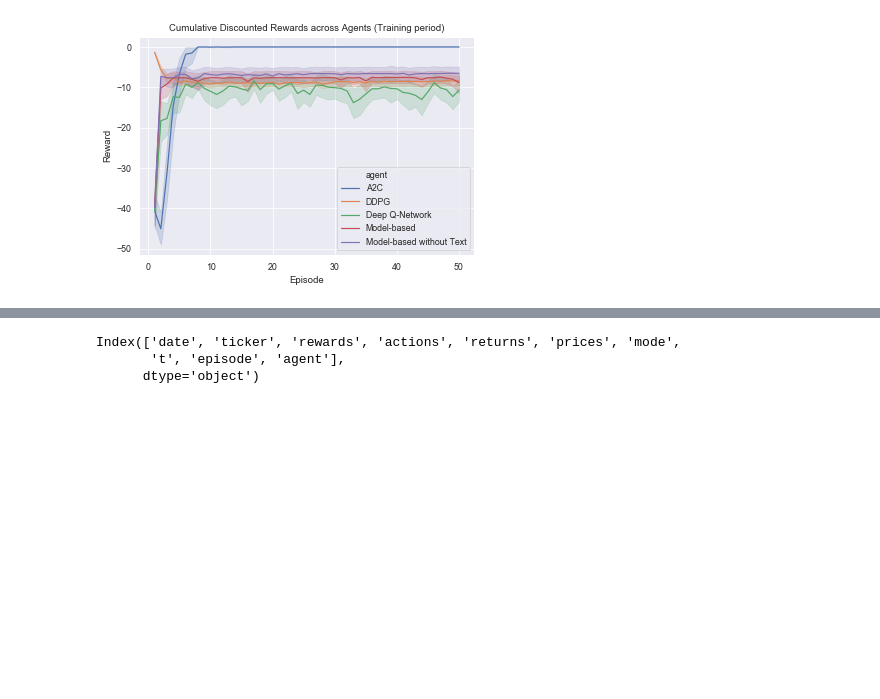
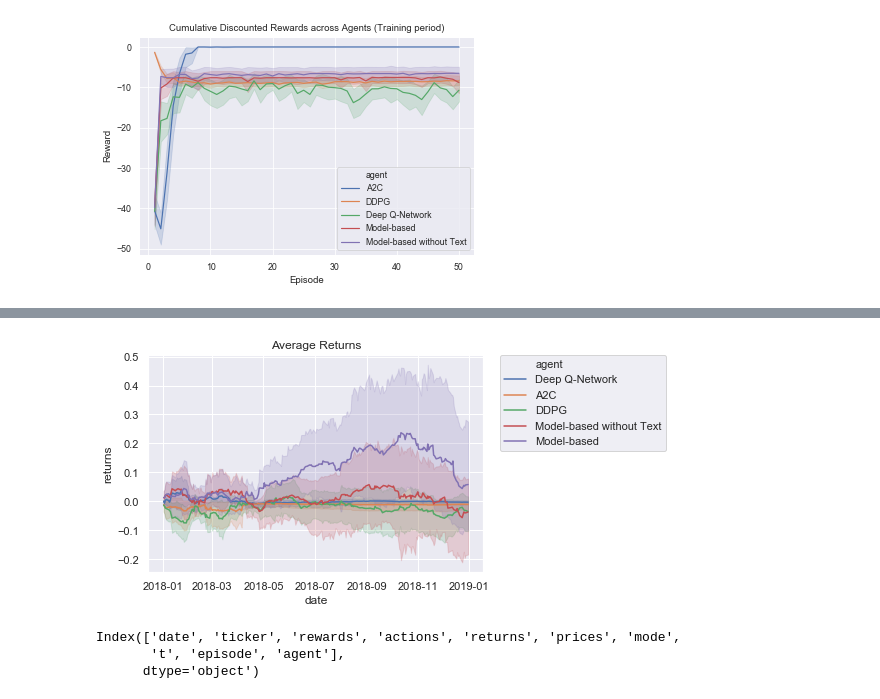
Before and after one commit to AaruranLog/rl-trading, a Jupyter notebook: experiments.ipynb, the cells around one changed output, grey strips where cells are left out. Cells and saved outputs as stored; diff of their text form; code cells hidden in the pictures; blank space fills up the shorter version.

Commit message:
more plots

```diff
--- a/experiments.ipynb
+++ b/experiments.ipynb
@@ -169,7 +169,7 @@ with open("filtered_tickers.txt", "r") as src:
 agents = [DQN, A2C, DDPG, ModelBased_NoText_Agent, ModelBasedAgent]
 # agents = [DQN, A2C, DDPG, ModelBasedAgent]
 for A in agents:
-    for ticker in tqdm(filtered_tickers[:6]):
+    for ticker in tqdm(filtered_tickers[:30]):
         a = A()
         e_train = a.ENV_CONSTRUCTOR(ticker=ticker, mode='train')
 
@@ -201,3 +219,10 @@ plt.legend(bbox_to_anchor=(1.05, 1), loc=2, borderaxespad=0.)
+# %%
+sns.lineplot('date', 'returns', data=test_history, hue='agent', legend='brief')
+plt.title('Average Returns')
+plt.legend(bbox_to_anchor=(1.05, 1), loc=2, borderaxespad=0.)
+plt.savefig('plots/average-returns-all.png')
+# %% [output]
+[figure, added]
 # %%
 test_history.columns
 # %% [output]
```
Also changed, not shown: parts of 8 cells of this notebook, 2 other files.
